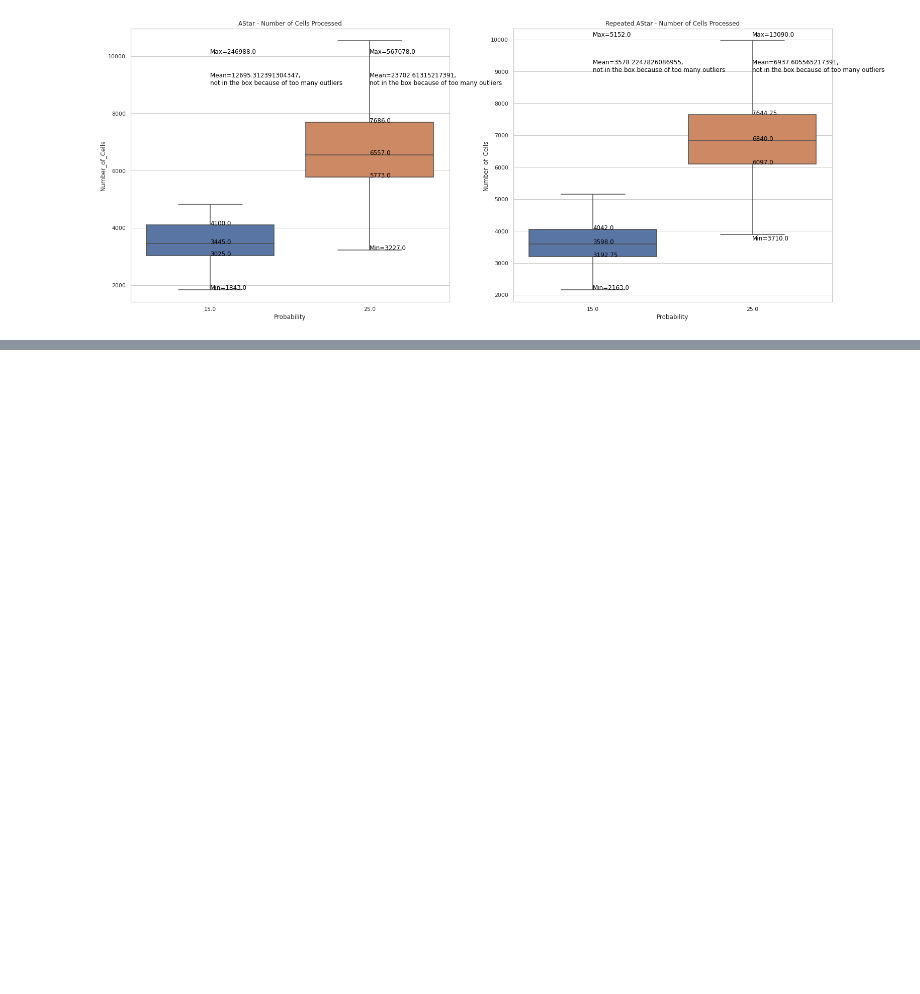
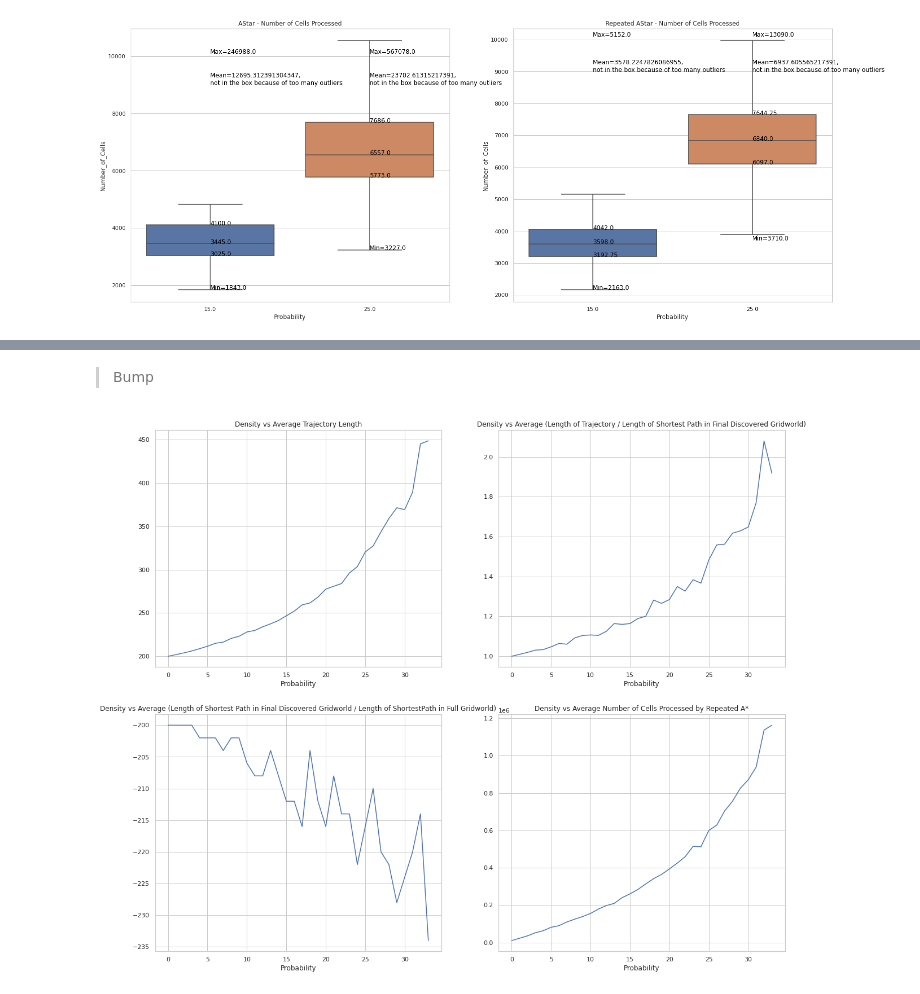
Before and after one commit to yuju1998/A-Search-520, a Jupyter notebook: Data/Plots-and-Analysis/Voyage_to_the_Unknown.ipynb, the cells around one changed output, grey strips where cells are left out. Cells and saved outputs as stored; diff of their text form; code cells hidden in the pictures; blank space fills up the shorter version.

```diff
--- a/Data/Plots-and-Analysis/Voyage_to_the_Unknown.ipynb
+++ b/Data/Plots-and-Analysis/Voyage_to_the_Unknown.ipynb
@@ -451,0 +493,39 @@ for xtick in q9_r_cells_box.get_xticks():
+# %% [markdown]
+
+
+> Bump
+# %%
+ex2 = pd.read_csv(path + "/" + files[11])
+ex2_dt = pd.concat([ex2['Probability'], ex2['Path Length (Repeated A*'].rename('Trajectory'), ex2['Path Length (Discovered)'].rename('Discovered'), ex2['Path Length (Complete)'].rename('Full'), ex2['Number of Cells Processed'].rename("Number_of_Cells")], axis=1)
+# %%
+# Density vs Average Trajectory Length
+ex2_1_mean = ex2_dt.groupby(['Probability'])['Trajectory'].mean()
+plt.figure(figsize=(20, 17))
+plt.subplot(2, 2, 1)
+plt.title("Density vs Average Trajectory Length")
+ex2_1_line = sns.lineplot(data=ex2_1_mean, x='Probability', y=ex2_1_mean.values)
+
+# Density vs Average (Length of Trajectory / Length of Shortest Path in Final Discovered Gridworld)
+ex2_2 = pd.concat([ex2['Probability'], ex2['Path Length (Repeated A*'].rename('Trajectory')], axis=1)
+ex2_2_shortest = ex2_dt.groupby(['Probability'])['Discovered'].quantile([0])
+ex2_2_mean = ex2_2.groupby(['Probability'])['Trajectory'].mean()
+#print(ex2_2_mean, ex2_2_shortest.values, ex2_2_mean/ex2_2_shortest.values)
+plt.subplot(2, 2, 2)
+plt.title("Density vs Average (Length of Trajectory / Length of Shortest Path in Final Discovered Gridworld)")
+ex2_2_line = sns.lineplot(data=ex2_2_mean, x='Probability', y=ex2_2_mean.values/ex2_2_shortest.values)
+
+# Density vs Average (Length of Shortest Path in Final Discovered Gridworld / Length of ShortestPath in Full Gridworld)
+ex2_3_shortest_d = ex2_dt.groupby(['Probability'])['Discovered'].quantile([0])
+ex2_3_shortest_f = ex2_dt.groupby(['Probability'])['Full'].quantile([0])
+#print(ex2_3_shortest_d.values, '\n', ex2_3_shortest_f.values, '\n', )
+plt.subplot(2, 2, 3)
+plt.title("Density vs Average (Length of Shortest Path in Final Discovered Gridworld / Length of ShortestPath in Full Gridworld)")
+ex2_3_line = sns.lineplot(data=ex2_3_shortest_d, x='Probability', y=ex2_3_shortest_d.values/ex2_3_shortest_f.values)
+
+# Density vs Average Number of Cells Processed by Repeated A*
+ex2_4_mean = ex2_dt.groupby(['Probability'])['Number_of_Cells'].mean()
+plt.subplot(2, 2, 4)
+plt.title("Density vs Average Number of Cells Processed by Repeated A*")
+ex2_4_line = sns.lineplot(data=ex2_4_mean, x='Probability', y=ex2_4_mean.values)
+# %% [output]
+[figure, added]
```
Also changed, not shown: parts of 7 cells of this notebook.
